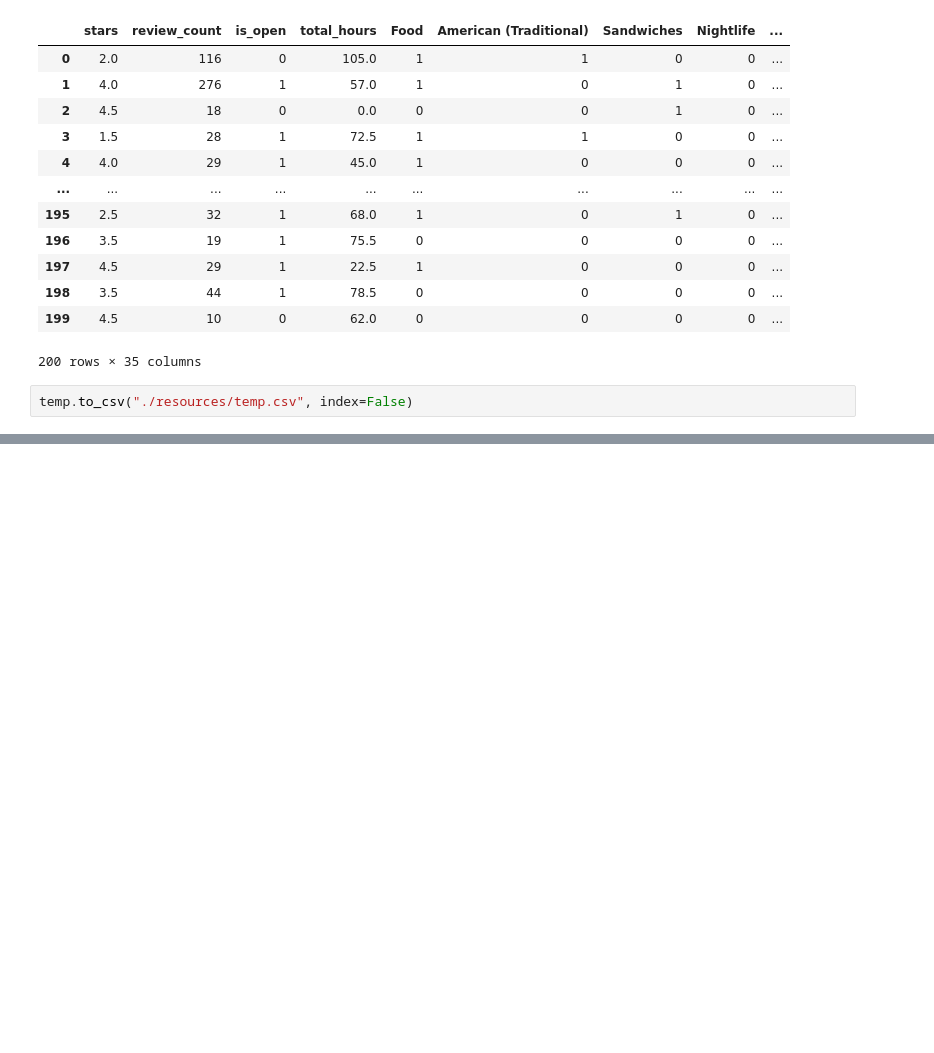
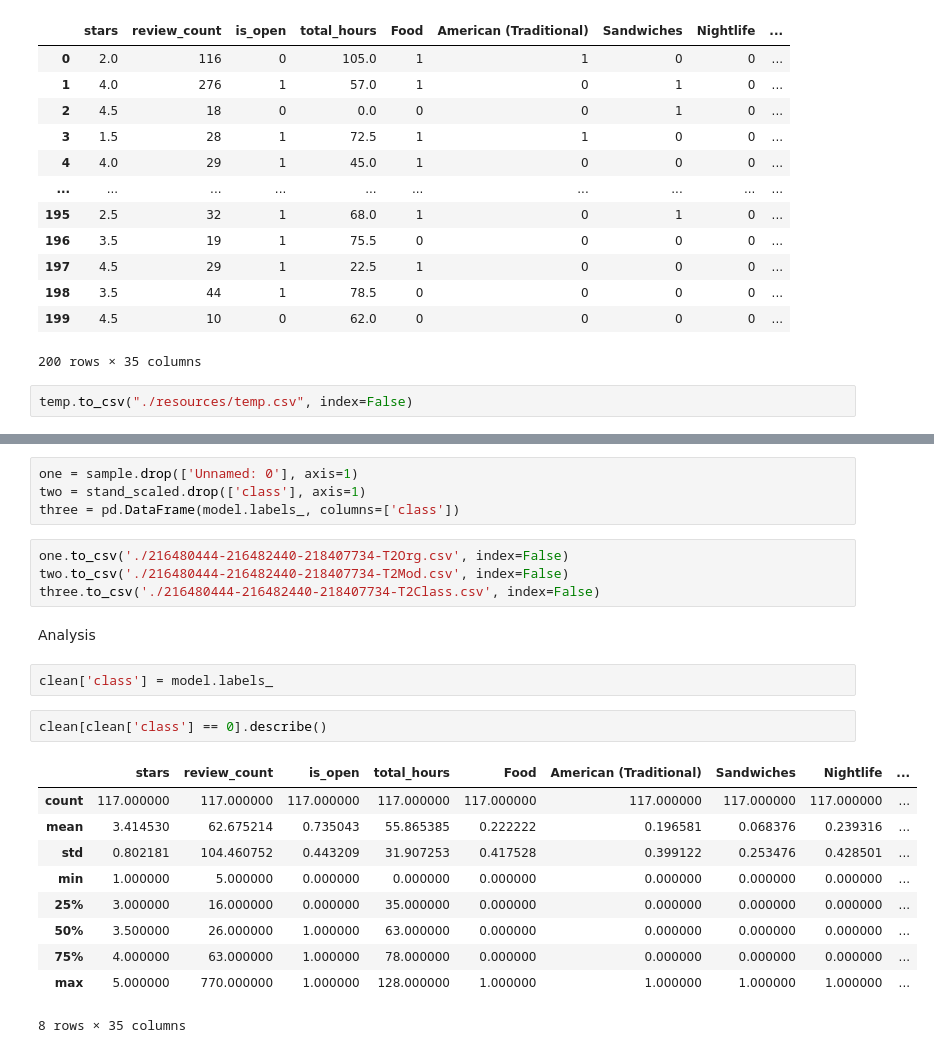
Before and after one commit to Addma/EECS4412-Project, a Jupyter notebook: task2.ipynb, the cells around one changed output, grey strips where cells are left out. Cells and saved outputs as stored; diff of their text form; blank space fills up the shorter version.

```diff
--- a/task2.ipynb
+++ b/task2.ipynb
@@ -204,0 +197,25 @@ three.to_csv('./216480444-216482440-218407734-T2Class.csv', index=False)
+# %%
+one = sample.drop(['Unnamed: 0'], axis=1)
+two = stand_scaled.drop(['class'], axis=1)
+three = pd.DataFrame(model.labels_, columns=['class'])
+# %%
+one.to_csv('./216480444-216482440-218407734-T2Org.csv', index=False)
+two.to_csv('./216480444-216482440-218407734-T2Mod.csv', index=False)
+three.to_csv('./216480444-216482440-218407734-T2Class.csv', index=False)
+# %% [markdown]
+Analysis
+# %%
+clean['class'] = model.labels_
+# %%
+clean[clean['class'] == 0].describe()
+# %% [output]
+|  | stars | review_count | is_open | total_hours | Food | American (Traditional) | Sandwiches | Nightlife | ... |
+| count | 117.000000 | 117.000000 | 117.000000 | 117.000000 | 117.000000 | 117.000000 | 117.000000 | 117.000000 | ... |
+| mean | 3.414530 | 62.675214 | 0.735043 | 55.865385 | 0.222222 | 0.196581 | 0.068376 | 0.239316 | ... |
+| std | 0.802181 | 104.460752 | 0.443209 | 31.907253 | 0.417528 | 0.399122 | 0.253476 | 0.428501 | ... |
+| min | 1.000000 | 5.000000 | 0.000000 | 0.000000 | 0.000000 | 0.000000 | 0.000000 | 0.000000 | ... |
+| 25% | 3.000000 | 16.000000 | 0.000000 | 35.000000 | 0.000000 | 0.000000 | 0.000000 | 0.000000 | ... |
+| 50% | 3.500000 | 26.000000 | 1.000000 | 63.000000 | 0.000000 | 0.000000 | 0.000000 | 0.000000 | ... |
+| 75% | 4.000000 | 63.000000 | 1.000000 | 78.000000 | 0.000000 | 0.000000 | 0.000000 | 0.000000 | ... |
+| max | 5.000000 | 770.000000 | 1.000000 | 128.000000 | 1.000000 | 1.000000 | 1.000000 | 1.000000 | ... |
+8 rows × 35 columns
```
Also changed, not shown: parts of 11 cells of this notebook, 5 other files.
